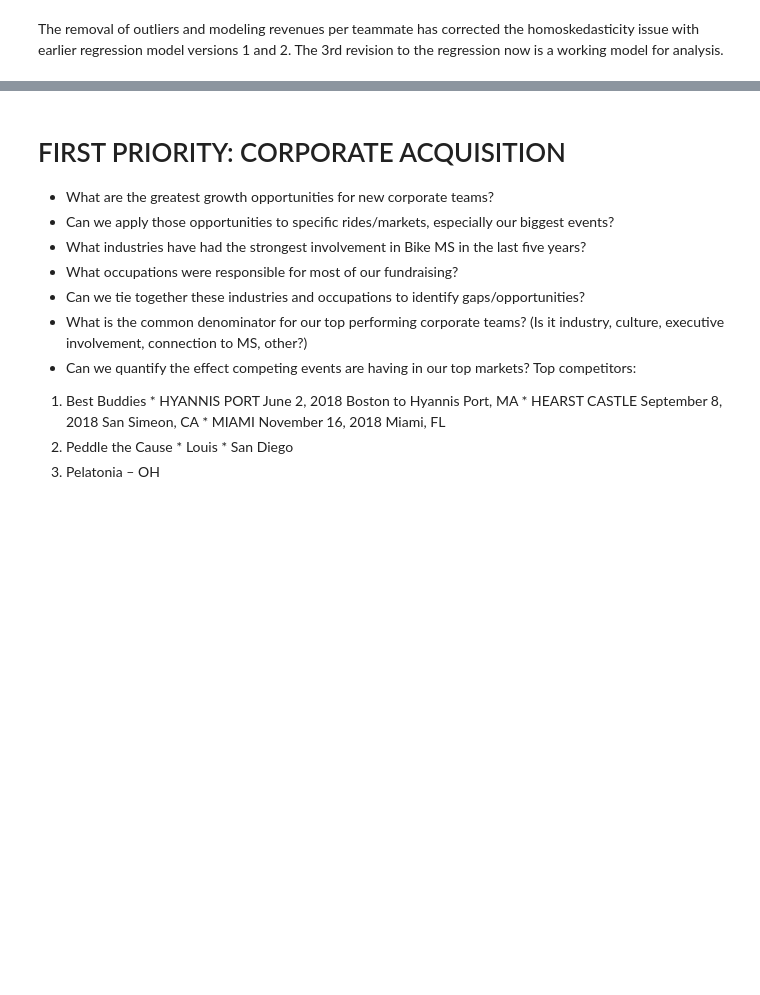
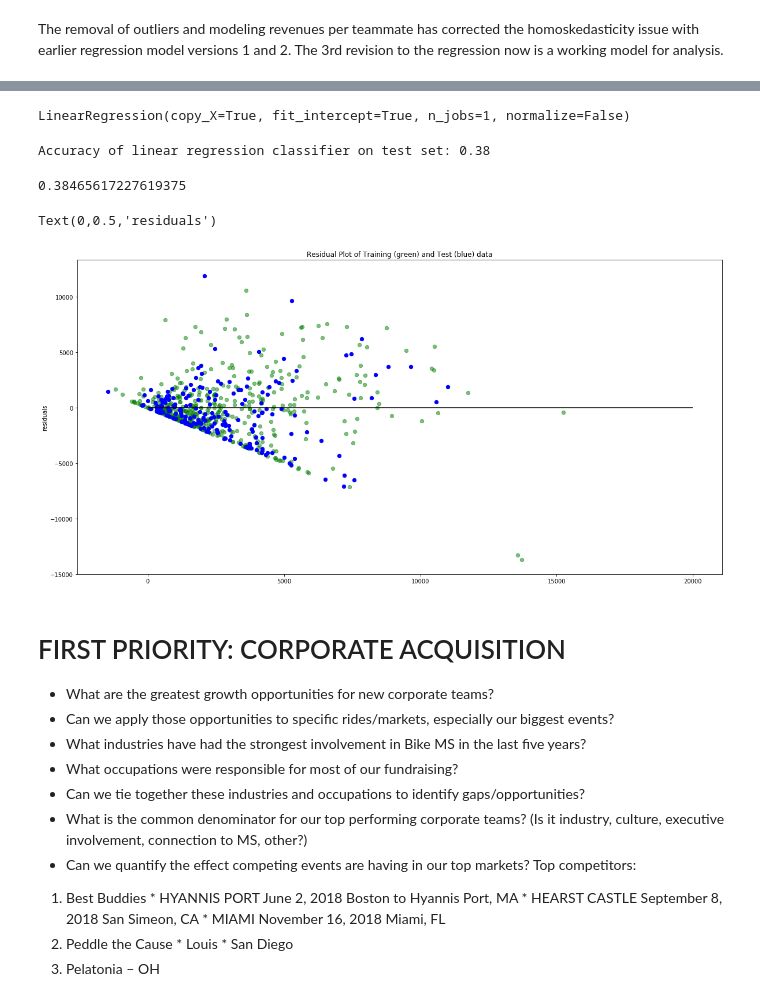
Before and after one commit to mills-jeffreyb/GENBA894, a Jupyter notebook: Mills_Jeff_CapstoneProject-National Bike Teams.ipynb, the cells around one changed output, grey strips where cells are left out. Saved outputs shown, nothing was run; the diff lists cells and outputs as text; code cells hidden in the pictures; blank space fills up the shorter version.

```diff
--- a/Mills_Jeff_CapstoneProject-National Bike Teams.ipynb
+++ b/Mills_Jeff_CapstoneProject-National Bike Teams.ipynb
@@ -1694,3 +1862,40 @@ The removal of outliers and modeling revenues per teammate has corrected the hom
+# %%
+#set up model training
+
+X_train, X_test, y_train, y_test = train_test_split(X, y, test_size=0.3, random_state=0)
+# %%
+# Fitting training regression model
+
+linreg = LinearRegression()
+
+linreg.fit(X_train, y_train)
+# %% [output]
+LinearRegression(copy_X=True, fit_intercept=True, n_jobs=1, normalize=False)
+# %%
+# Predict results and calculating accuracy to compare to original r^2
+
+y_pred = linreg.predict(X)
+print('Accuracy of linear regression classifier on test set: {:.2f}'.format(linreg.score(X_test, y_test)))
+# %% [output]
+Accuracy of linear regression classifier on test set: 0.38
+# %%
+linreg.score(X_test, y_test)
+# %% [output]
+0.38465617227619375
+# %%
+# Residuals
+plt.figure(figsize=(20,10))
+
+plt.scatter(linreg.predict(X_train),y_train - linreg.predict(X_train), color=['green'],s=40,alpha=0.5)
+plt.scatter(linreg.predict(X_test),y_test - linreg.predict(X_test), color=['blue'],s=40)
+plt.hlines(y=0,xmin=0,xmax=20000)
+
+plt.title('Residual Plot of Training (green) and Test (blue) data')
+
+plt.ylabel('residuals')
+# %% [output]
+Text(0,0.5,'residuals')
+[figure, added]
 # %% [markdown]
 # FIRST PRIORITY: CORPORATE ACQUISITION
   * What are the greatest growth opportunities for new corporate teams?
```
Also changed, not shown: parts of 13 cells of this notebook.
